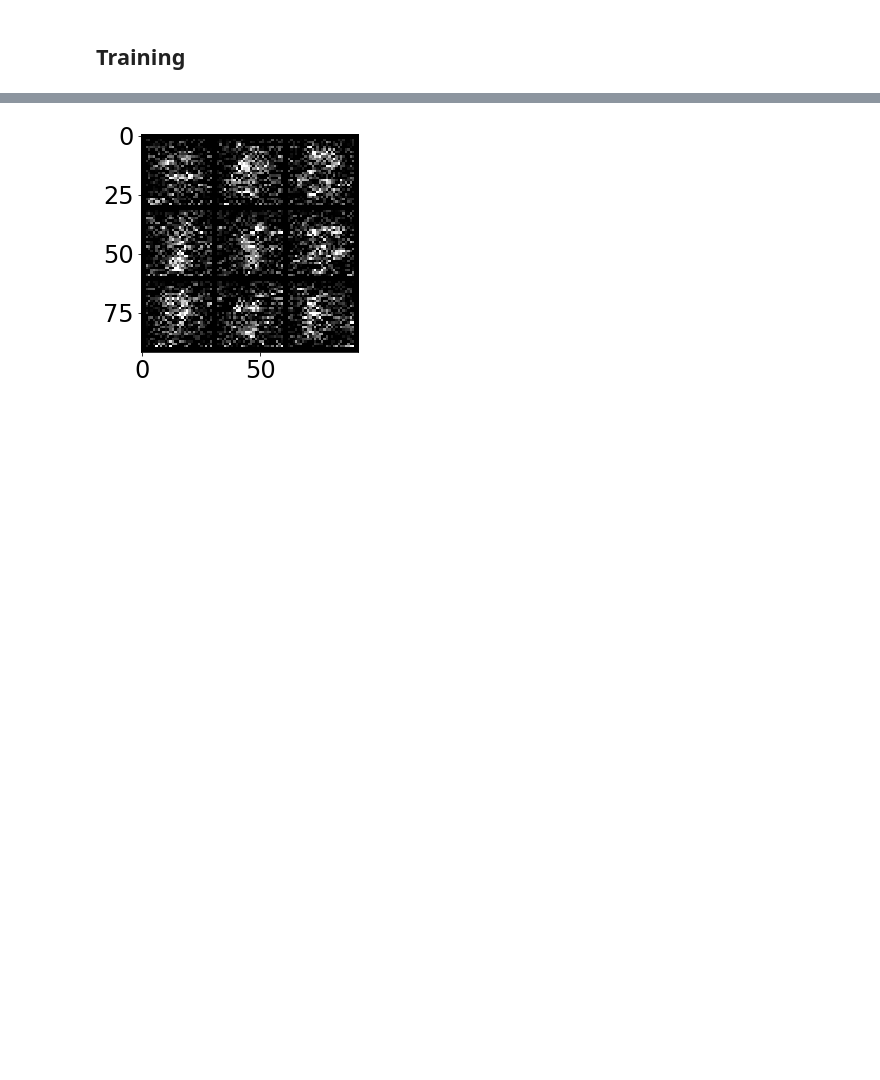
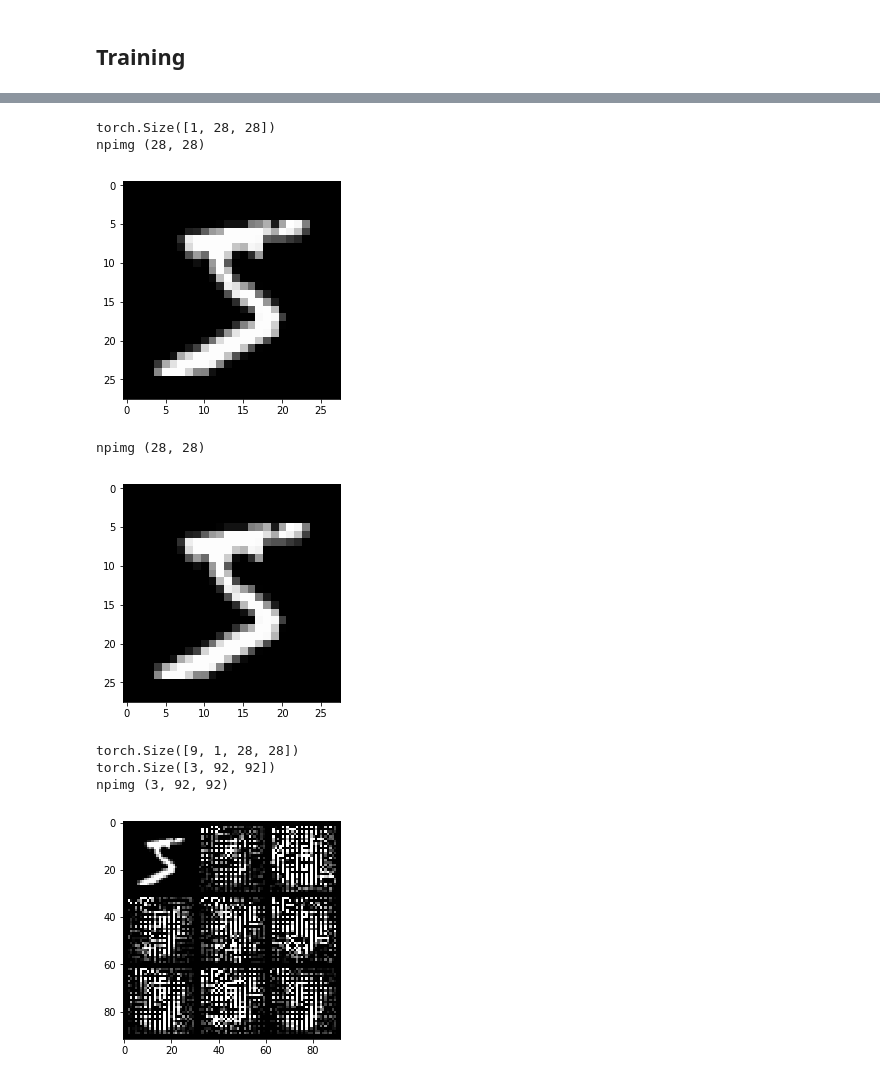
Before and after one commit to Jvenich/DeepVisionProject, a Jupyter notebook: main.ipynb, the cells around one changed output, grey strips where cells are left out. Cells and saved outputs as stored; diff of their text form; code cells hidden in the pictures; blank space fills up the shorter version.

```diff
--- a/main.ipynb
+++ b/main.ipynb
@@ -101,7 +101,7 @@ modelname = "inn_mnist"
 number_dev = 0
 a_y = 1
 a_z = 1
-a_x = 1
+a_x = 0
 a_rec = 0
 
 device = gpu.get_device(number_dev)
@@ -113,9 +113,9 @@ cuda
 # %%
 inn_exp = ie.inn_experiment(num_epoch, batch_size, lr_init, milestones, get_model, modelname, device, a_y, a_z, a_x, a_rec)
 inn_exp.get_dataset("mnist")
-inn_exp.train()
-inn_exp.plot_accuracy()
-inn_exp.plot_loss()
+#inn_exp.train()
+#inn_exp.plot_accuracy()
+#inn_exp.plot_loss()
 # %% [output]
 Node r1 has following input dimensions:
          Output #0 of node input: (1, 28, 28)
@@ -155,4 +137,12 @@ Training:
 # %%
-inn_exp.generate(6, 9, 3)
+inn_exp.generate(9, 3)
 # %% [output]
+torch.Size([1, 28, 28])
+npimg (28, 28)
-[figure, old version]
+[figure, new version]
+npimg (28, 28)
+[figure, added]
+torch.Size([9, 1, 28, 28])
+torch.Size([3, 92, 92])
+npimg (3, 92, 92)
+[figure, added]
```
Also changed, not shown: parts of 2 cells of this notebook, 4 other files.
